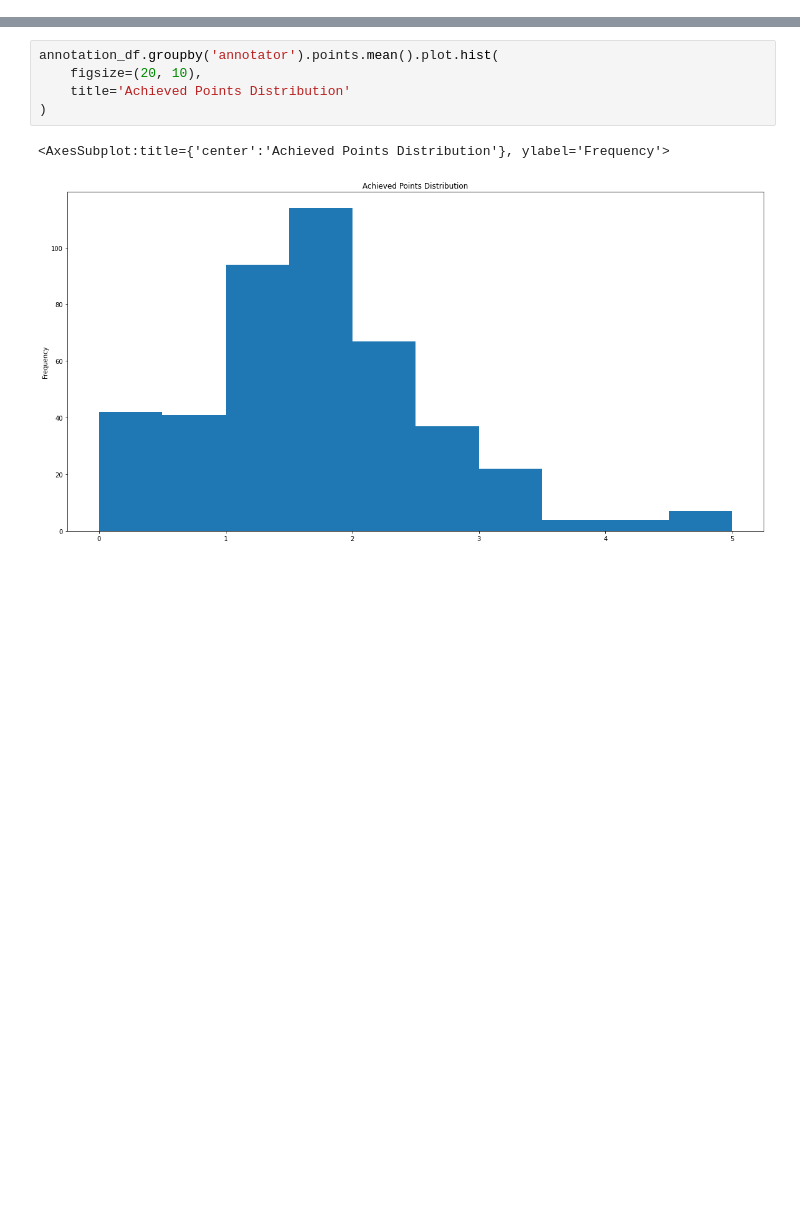
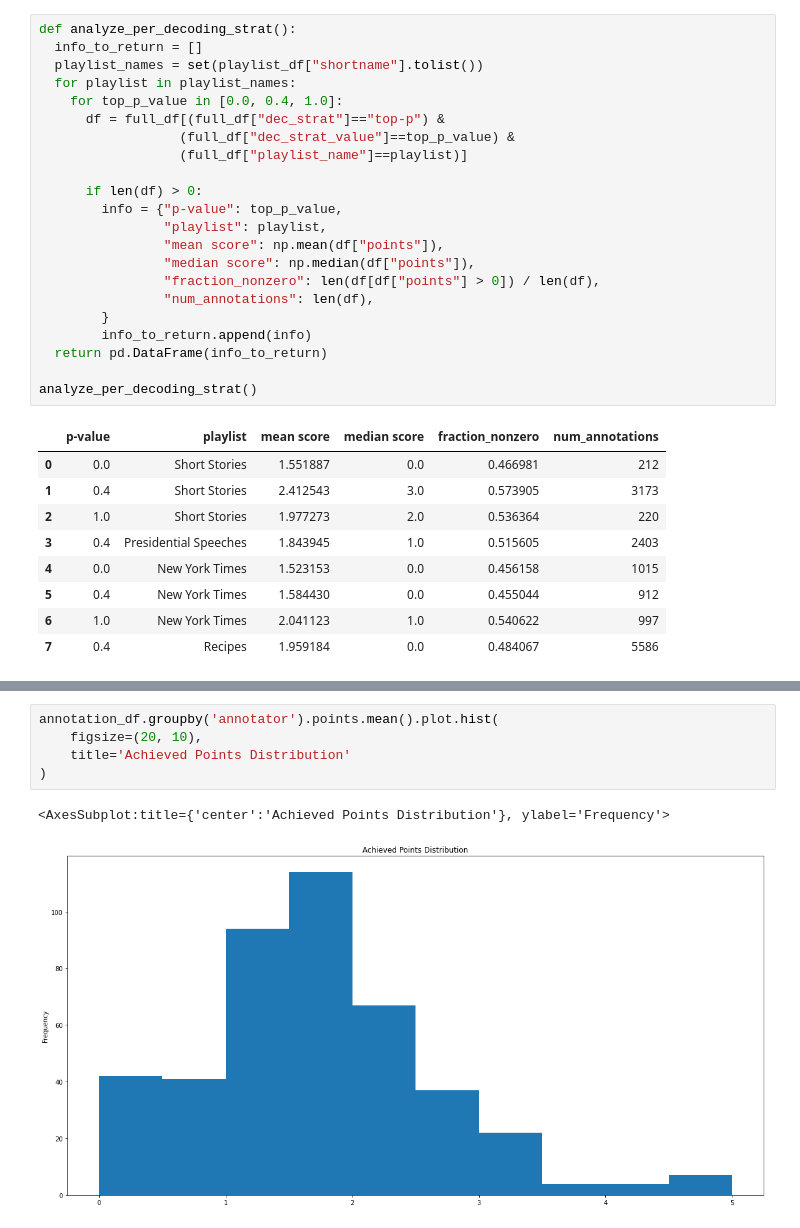
Before and after one commit to kirubarajan/roft, a Jupyter notebook: annotation/analysis/research.ipynb, the cells around one changed output, grey strips where cells are left out. Drawn from its saved outputs; the diff is of its cells as text; blank space fills up the shorter version.

```diff
--- a/annotation/analysis/research.ipynb
+++ b/annotation/analysis/research.ipynb
@@ -24,0 +119,32 @@ profile_df = get_df('core.profile')
+# %%
+def analyze_per_decoding_strat():
+  info_to_return = []
+  playlist_names = set(playlist_df["shortname"].tolist())
+  for playlist in playlist_names:
+    for top_p_value in [0.0, 0.4, 1.0]:
+      df = full_df[(full_df["dec_strat"]=="top-p") &
+                  (full_df["dec_strat_value"]==top_p_value) &
+                  (full_df["playlist_name"]==playlist)]
+
+      if len(df) > 0:
+        info = {"p-value": top_p_value,
+                "playlist": playlist,
+                "mean score": np.mean(df["points"]),
+                "median score": np.median(df["points"]),
+                "fraction_nonzero": len(df[df["points"] > 0]) / len(df),
+                "num_annotations": len(df),
+        }
+        info_to_return.append(info)
+  return pd.DataFrame(info_to_return)
+
+analyze_per_decoding_strat()
+# %% [output]
+|  | p-value | playlist | mean score | median score | fraction_nonzero | num_annotations |
+| 0 | 0.0 | Short Stories | 1.551887 | 0.0 | 0.466981 | 212 |
+| 1 | 0.4 | Short Stories | 2.412543 | 3.0 | 0.573905 | 3173 |
+| 2 | 1.0 | Short Stories | 1.977273 | 2.0 | 0.536364 | 220 |
+| 3 | 0.4 | Presidential Speeches | 1.843945 | 1.0 | 0.515605 | 2403 |
+| 4 | 0.0 | New York Times | 1.523153 | 0.0 | 0.456158 | 1015 |
+| 5 | 0.4 | New York Times | 1.584430 | 0.0 | 0.455044 | 912 |
+| 6 | 1.0 | New York Times | 2.041123 | 1.0 | 0.540622 | 997 |
+| 7 | 0.4 | Recipes | 1.959184 | 0.0 | 0.484067 | 5586 |
```
Also changed, not shown: parts of 33 cells of this notebook.
